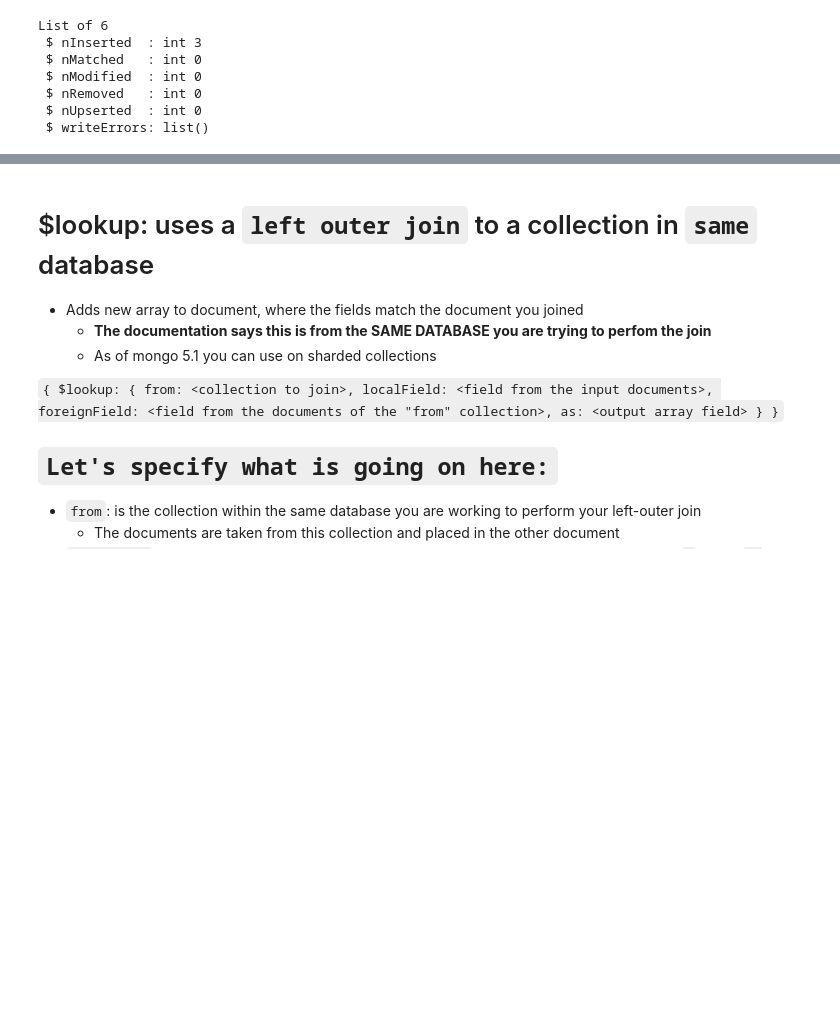
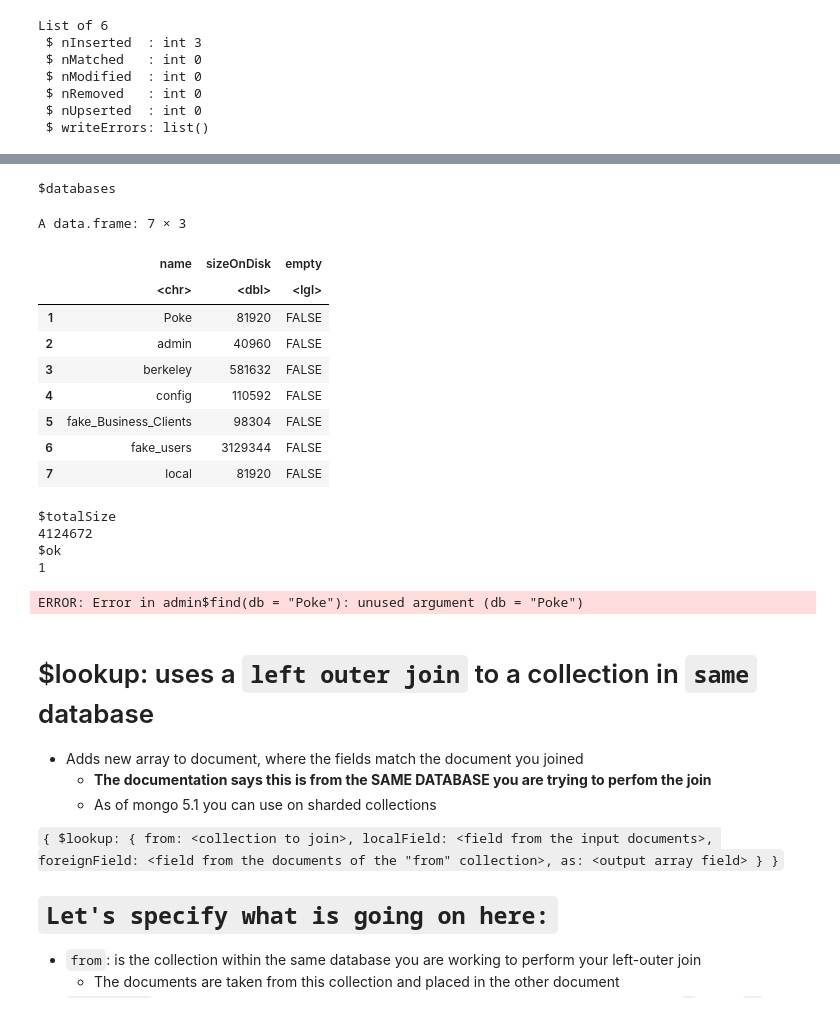
Before and after one commit to MrFuguDataScience/SendDataFrom-R-Python-to-SQL-PSQL-Mongo, a Jupyter notebook: MongoDB_Lookup_operator.ipynb, the cells around one changed output, grey strips where cells are left out. Saved outputs shown, nothing was run; the diff lists cells and outputs as text; code cells hidden in the pictures; blank space fills up the shorter version.

```diff
--- a/MongoDB_Lookup_operator.ipynb
+++ b/MongoDB_Lookup_operator.ipynb
@@ -105,0 +134,29 @@ A data.frame: 3 × 3
+# %%
+# col<-mongo(url="mongodb://127.0.0.1:27017/Poke")
+# col <- mongo()
+# col$run('{"listCollections":1}')
+
+admin <- mongo(db = "admin")
+admin$run('{"listDatabases":1}')
+
+admin$find()
+
+# cc<- mongo(db="Poke")
+# cc$run('{"listCollections":1}')
+# %% [output]
+$databases
+A data.frame: 7 × 3
+|  | name | sizeOnDisk | empty |
+|  | <chr> | <dbl> | <lgl> |
+| 1 | Poke | 81920 | FALSE |
+| 2 | admin | 40960 | FALSE |
+| 3 | berkeley | 581632 | FALSE |
+| 4 | config | 110592 | FALSE |
+| 5 | fake_Business_Clients | 98304 | FALSE |
+| 6 | fake_users | 3129344 | FALSE |
+| 7 | local | 81920 | FALSE |
+$totalSize
+4124672
+$ok
+1
+ERROR: Error in admin$find(db = "Poke"): unused argument (db = "Poke")
```
Also changed, not shown: parts of 14 cells of this notebook.
